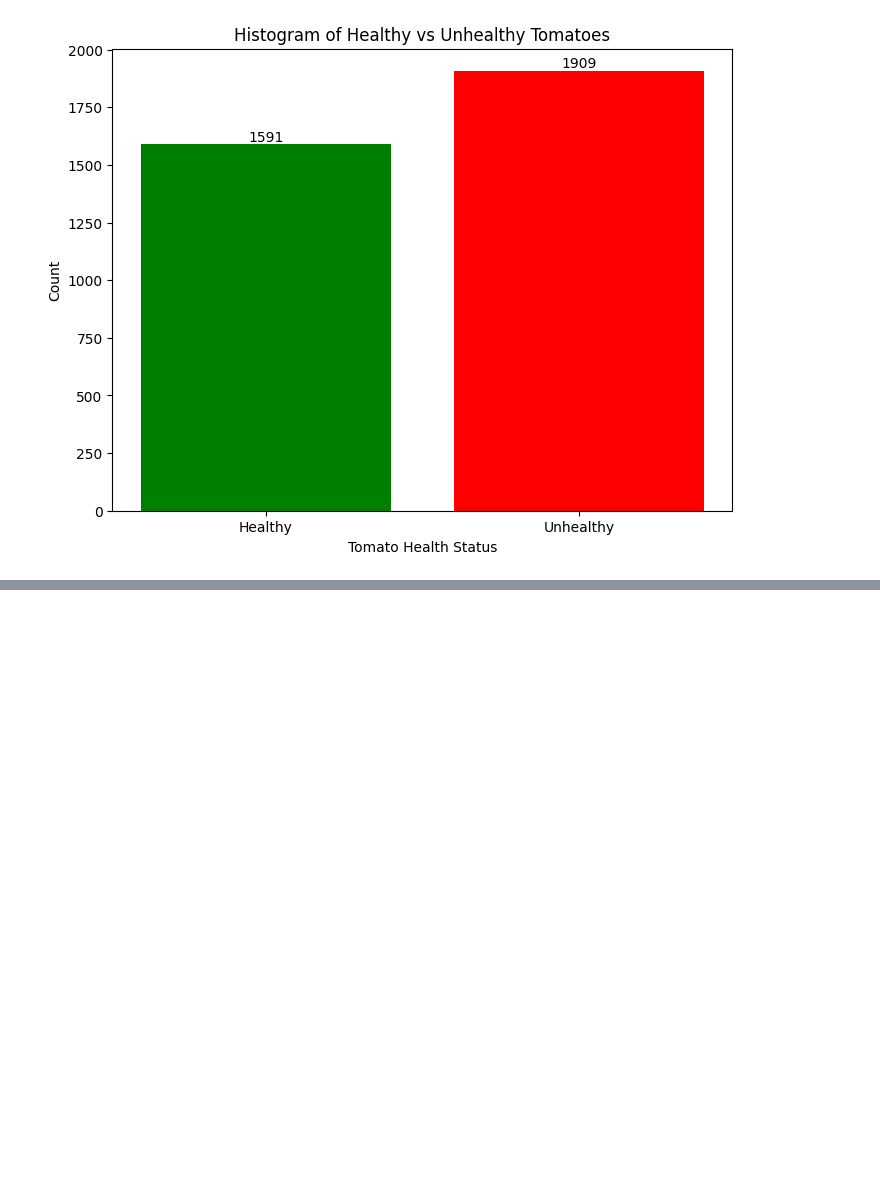
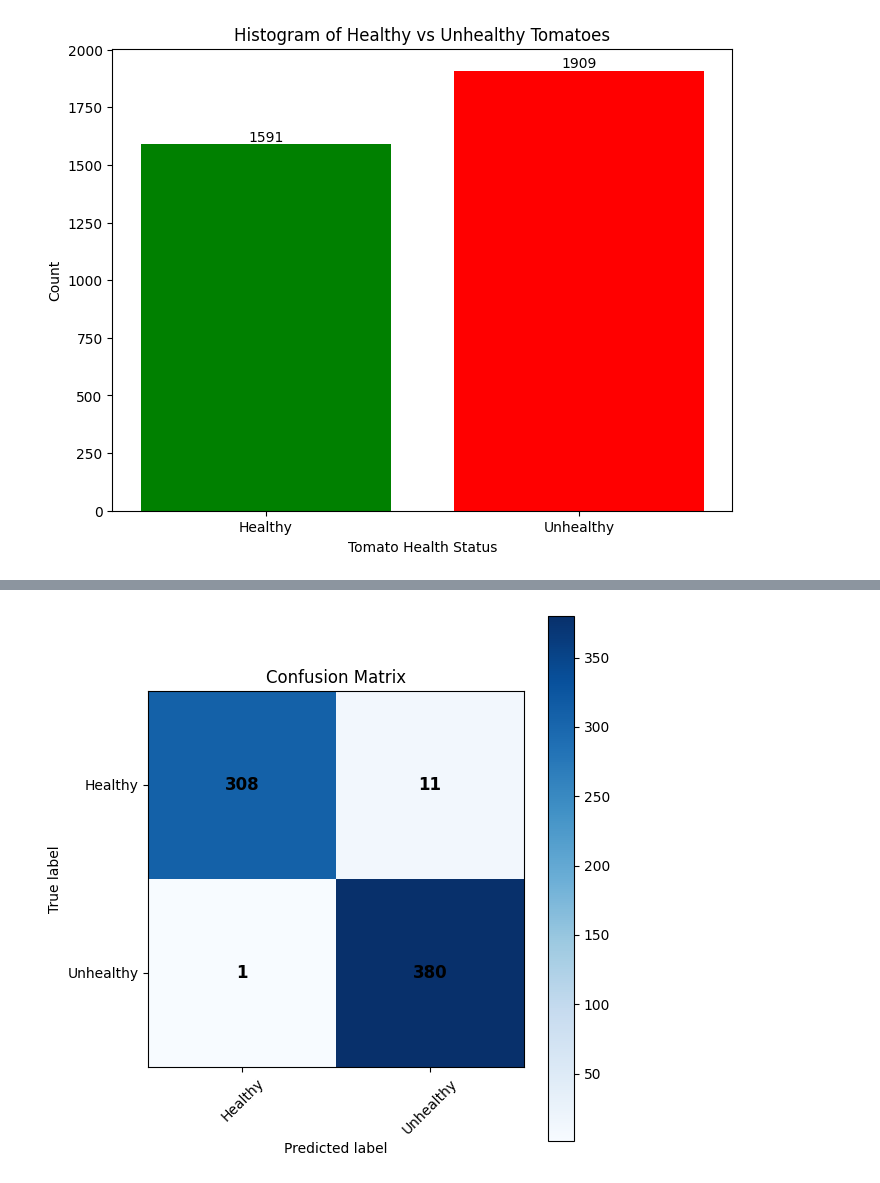
Before and after one commit to 21Hell/Tomates, a Jupyter notebook: tomates.ipynb, the cells around one changed output, grey strips where cells are left out. Cells and saved outputs as stored; diff of their text form; code cells hidden in the pictures; blank space fills up the shorter version.

```diff
--- a/tomates.ipynb
+++ b/tomates.ipynb
@@ -351,0 +408,40 @@ ValueError: `decode_predictions` expects a batch of predictions (i.e. a 2D array
+# %%
+conf_matrix = confusion_matrix(y_true_labels, y_pred_labels)
+
+
+num_classes = len(conf_matrix)  # Number of classes
+
+fig, ax = plt.subplots(figsize=(6, 6))  # Adjust size as needed
+cmap = plt.cm.Blues
+im = ax.imshow(conf_matrix, interpolation='nearest', cmap=cmap)
+
+# Adding title and colorbar
+ax.set_title('Confusion Matrix')
+fig.colorbar(im, ax=ax)
+
+# Adding tick marks and labels
+tick_marks = np.arange(num_classes)
+plt.xticks(tick_marks, ['Healthy', 'Unhealthy'], rotation=45)
+plt.yticks(tick_marks, ['Healthy', 'Unhealthy'])
+
+# Function to draw text in each cell
+def draw_text(ax, mat, min_val, max_val, num_classes):
+    for i in range(num_classes):
+        for j in range(num_classes):
+            ax.text(j, i, mat[i, j],
+                    horizontalalignment="center",
+                    verticalalignment="center",
+                    color="white" if mat[i, j] < 0 else "black",
+                    fontsize=12,
+                    fontweight=600)
+
+draw_text(ax, conf_matrix, 0, max(conf_matrix.flatten()), num_classes)
+
+# Setting labels
+ax.set_ylabel('True label')
+ax.set_xlabel('Predicted label')
+
+plt.tight_layout()
+plt.show()
+# %% [output]
+[figure, added]
```
Also changed, not shown: parts of 11 cells of this notebook.
